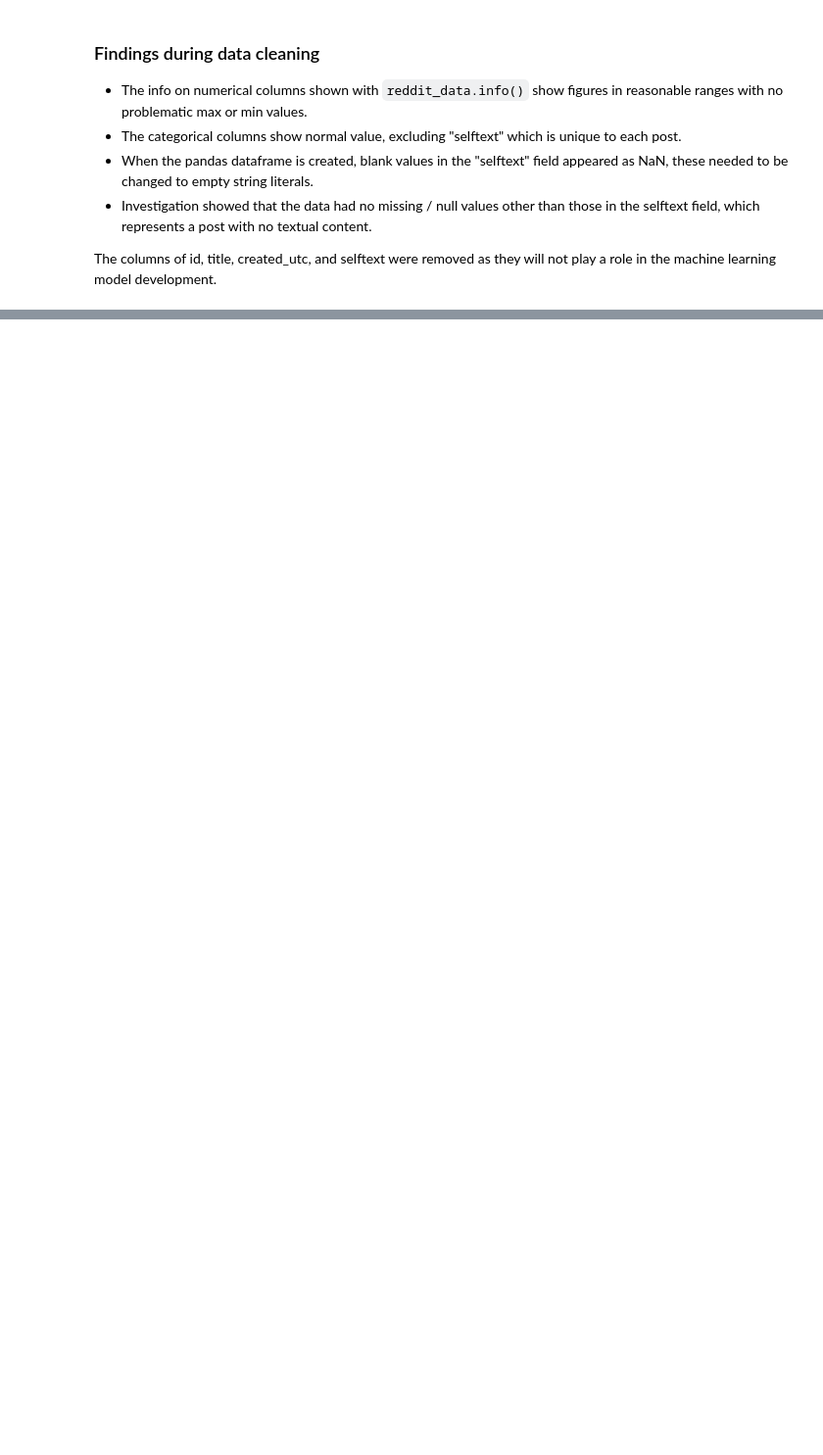
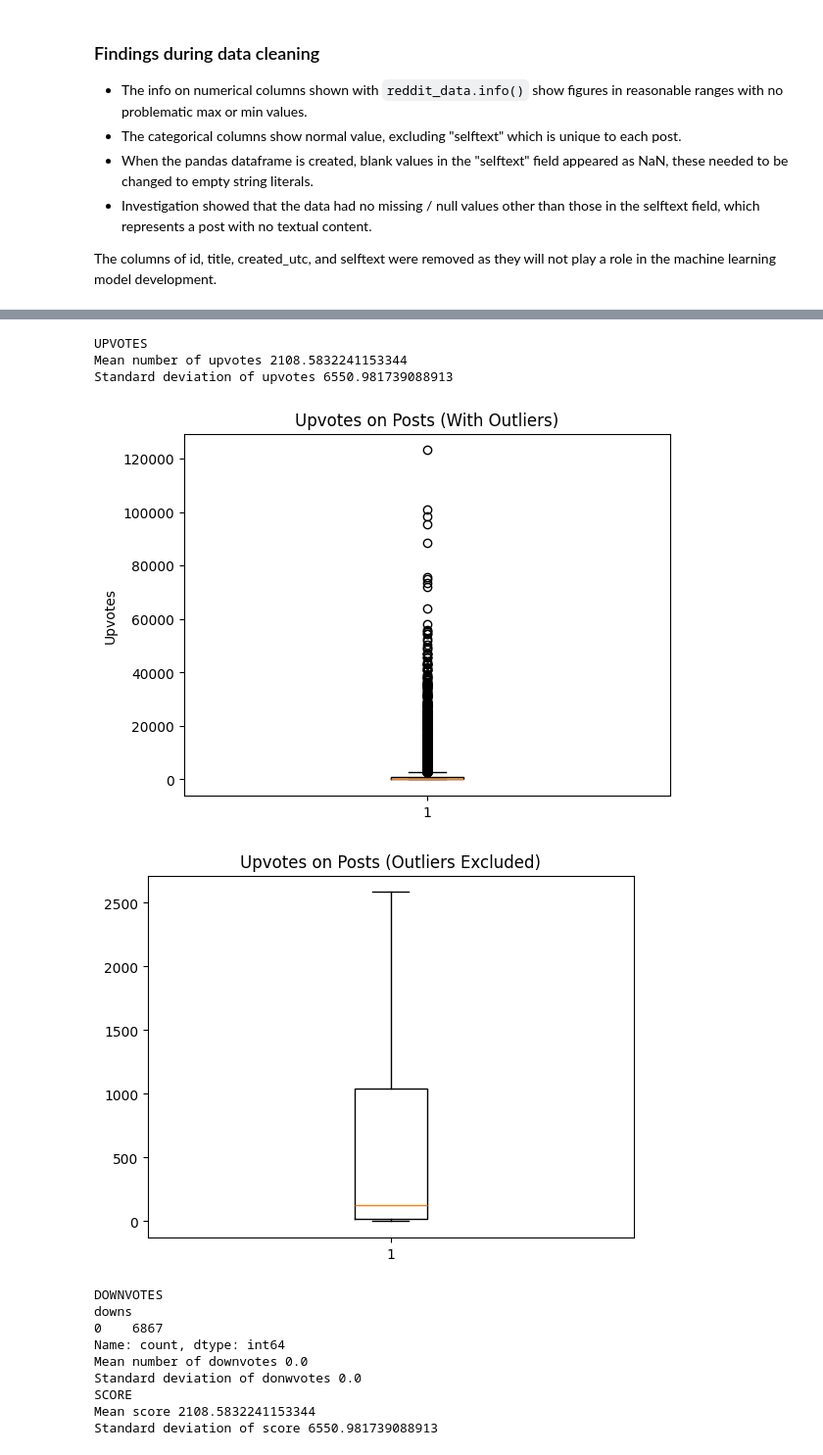
Before and after one commit to chealy90/data-science-ca2, a Jupyter notebook: DataAnalysis.ipynb, the cells around one changed output, grey strips where cells are left out. Shown: that part at 98% size. Cells and saved outputs as stored; diff of their text form; code cells hidden in the pictures; blank space fills up the shorter version.

```diff
--- a/DataAnalysis.ipynb
+++ b/DataAnalysis.ipynb
@@ -132,0 +169,51 @@ The columns of id, title, created_utc, and selftext were removed as they will no
+# %%
+#ups
+print("UPVOTES")
+print("Mean number of upvotes", reddit_data["ups"].mean())
+print("Standard deviation of upvotes", reddit_data["ups"].std())
+plt.boxplot(x=reddit_data["ups"])
+plt.title("Upvotes on Posts (With Outliers)")
+plt.ylabel("Upvotes")
+plt.show()
+
+plt.boxplot(x=reddit_data["ups"], showfliers=False)
+plt.title("Upvotes on Posts (Outliers Excluded)")
+plt.show()
+
+#downs
+print("DOWNVOTES")
+print(reddit_data["downs"].value_counts()) # downvotes are essentially irrelevant / not present on most posts.
+
+print("Mean number of downvotes", reddit_data["downs"].mean())
+print("Standard deviation of donwvotes", reddit_data["downs"].std())
+
+
+
+
+#score
+print("SCORE")
+print("Mean score", reddit_data["score"].mean())
+print("Standard deviation of score", reddit_data["score"].std())
+plt.boxplot(x=reddit_data["score"])
+plt.title("Post Scores (With Outliers)")
+plt.ylabel("Score")
+plt.show()
+
+plt.boxplot(x=reddit_data["score"], showfliers=False)
+plt.title("Post Scores (Outliers Excluded)")
+plt.show()
+# %% [output]
+UPVOTES
+Mean number of upvotes 2108.5832241153344
+Standard deviation of upvotes 6550.981739088913
+[figure, added]
+[figure, added]
+DOWNVOTES
+downs
+0    6867
+Name: count, dtype: int64
+Mean number of downvotes 0.0
+Standard deviation of donwvotes 0.0
+SCORE
+Mean score 2108.5832241153344
+Standard deviation of score 6550.981739088913
```
Also changed, not shown: parts of 10 cells of this notebook.
